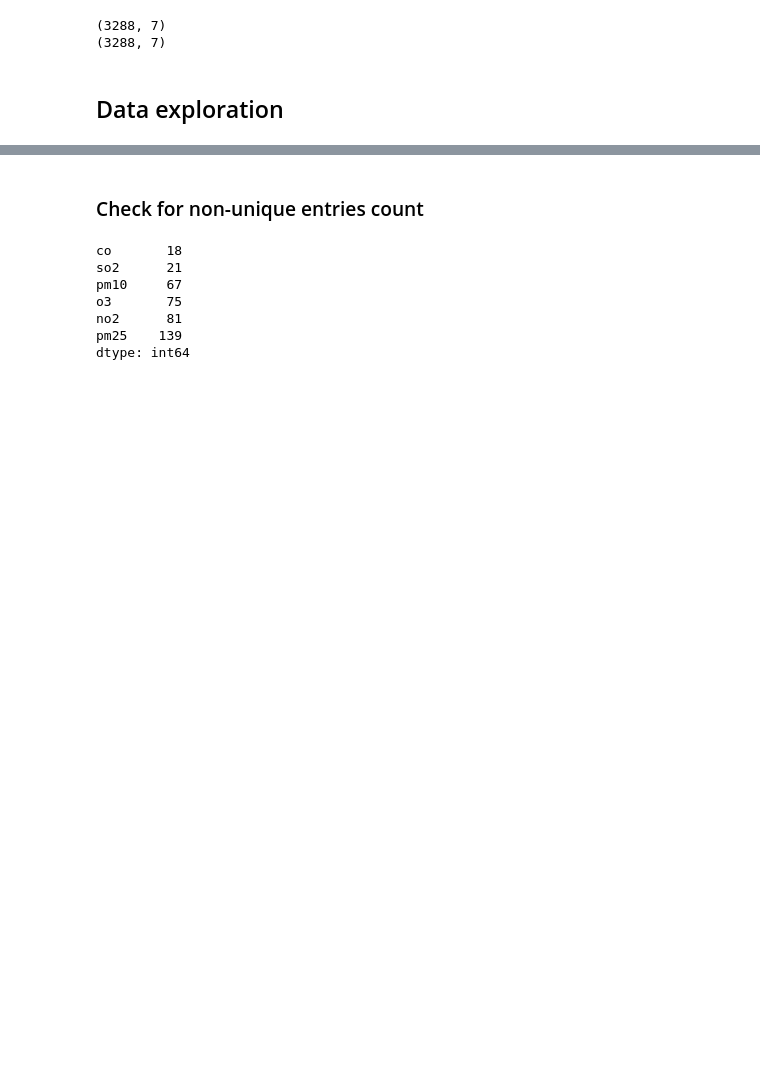
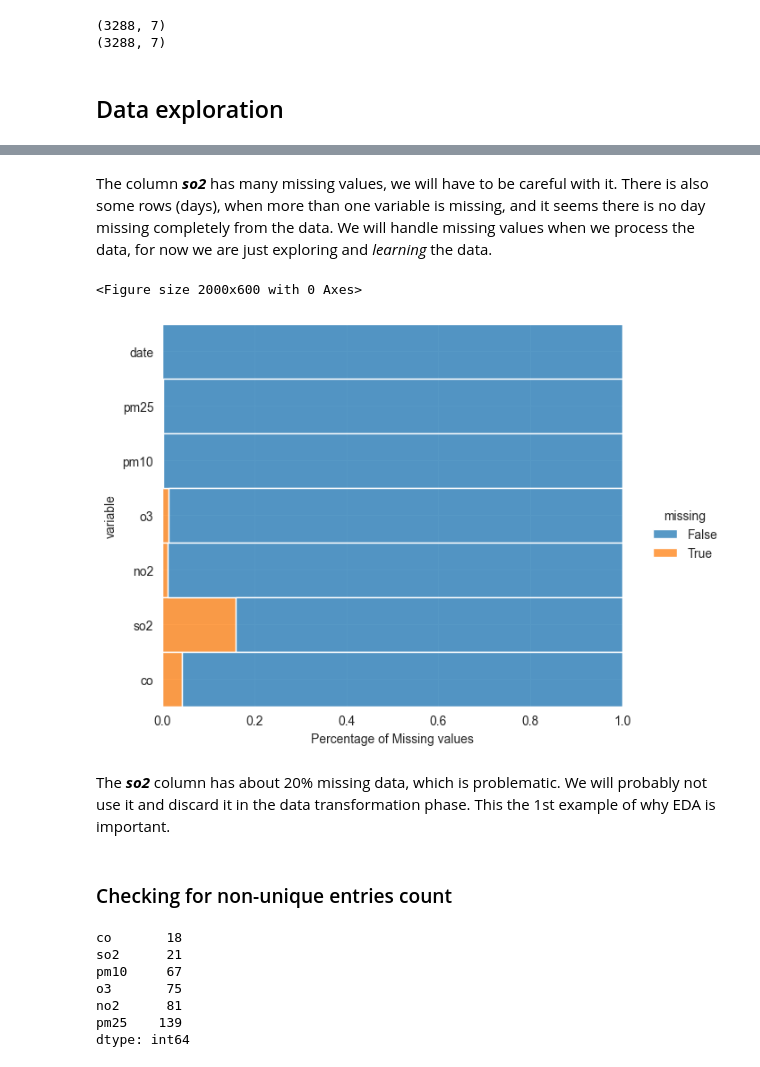
Before and after one commit to Jose-Bastos/MLops_Air, a Jupyter notebook: EDA.ipynb, the cells around one changed output, grey strips where cells are left out. Cells and saved outputs as stored; diff of their text form; code cells hidden in the pictures; blank space fills up the shorter version.

```diff
--- a/EDA.ipynb
+++ b/EDA.ipynb
@@ -120,5 +130,20 @@ We are now ready to explore each column and see patterns, distributions, errors,
+# %% [markdown]
+The column ***so2*** has many missing values, we will have to be careful with it. There is also some rows (days), when more than one variable is missing, and it seems there is no day missing completely from the data. We will handle missing values when we process the data, for now we are just exploring and *learning* the data.
+# %%
+#just one last check to confirm the percentage of missing values for each column
+plt.figure(figsize=(20,6))
+ax = sns.displot(
+data=df.isna().melt(value_name="missing"),y="variable",hue="missing",multiple="fill",aspect=1.25
+)
+ax.set(xlabel="Percentage of Missing values")
+plt.show()
+# %% [output]
+<Figure size 2000x600 with 0 Axes>
+[figure, added]
+# %% [markdown]
+The ***so2*** column has about 20% missing data, which is problematic. We will probably not use it and discard it in the data transformation phase. This the 1st example of why EDA is important.
 # %% [markdown]
-### Check for non-unique entries count
+### Checking for non-unique entries count
 # %%
 # how many non-unique entries does each column have?
 unique_values = df.select_dtypes(include='float64').nunique().sort_values()
```
Also changed, not shown: parts of 8 cells of this notebook.
